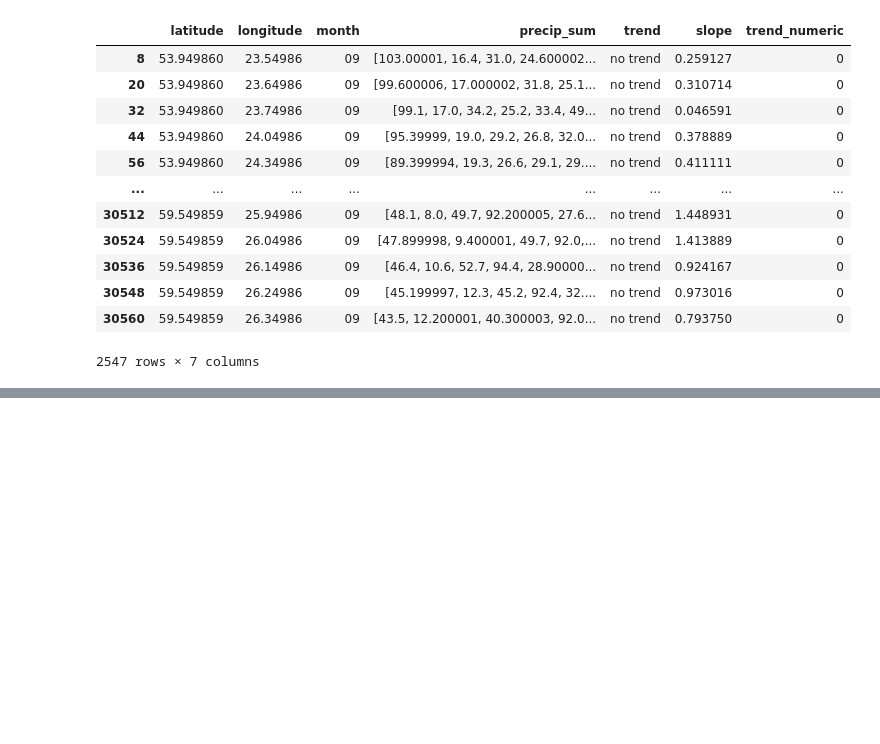
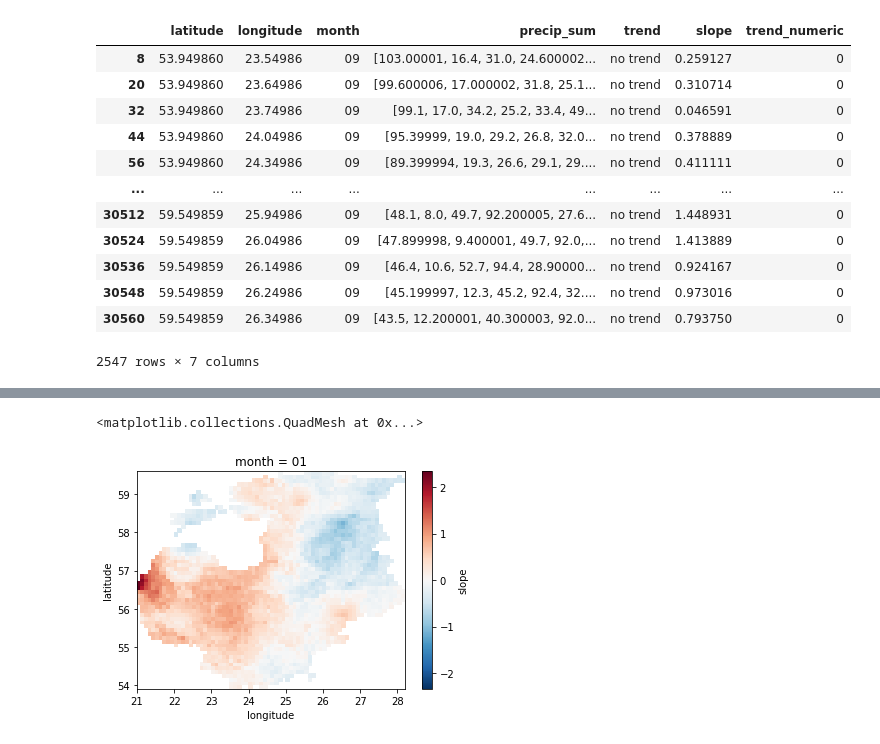
Before and after one commit to LandscapeGeoinformatics/EGU_2021_lgeo_workshops, a Jupyter notebook: SC5.8/EGU2021_Workshop_SC58.ipynb, the cells around one changed output, grey strips where cells are left out. Cells and saved outputs as stored; diff of their text form; code cells hidden in the pictures; blank space fills up the shorter version.

Commit message:
Trend notebook update with first plot

```diff
--- a/SC5.8/EGU2021_Workshop_SC58.ipynb
+++ b/SC5.8/EGU2021_Workshop_SC58.ipynb
@@ -197,3 +197,7 @@ subset
 | 30548 | 59.549859 | 26.24986 | 09 | [45.199997, 12.3, 45.2, 92.4, 32.... | no trend | 0.973016 | 0 |
 | 30560 | 59.549859 | 26.34986 | 09 | [43.5, 12.200001, 40.300003, 92.0... | no trend | 0.793750 | 0 |
 2547 rows × 7 columns
+# %%
+test_df = precip_group_df.copy()
+test_df.set_index(['latitude', 'longitude', 'month'], inplace=True)
+test_array = test_df.to_xarray()
@@ -199,0 +218,5 @@ subset
+# %%
+test_array.sel(month='01')['slope'].plot()
+# %% [output]
+<matplotlib.collections.QuadMesh at 0x...>
+[figure, added]
```
Also changed, not shown: parts of 4 cells of this notebook.
